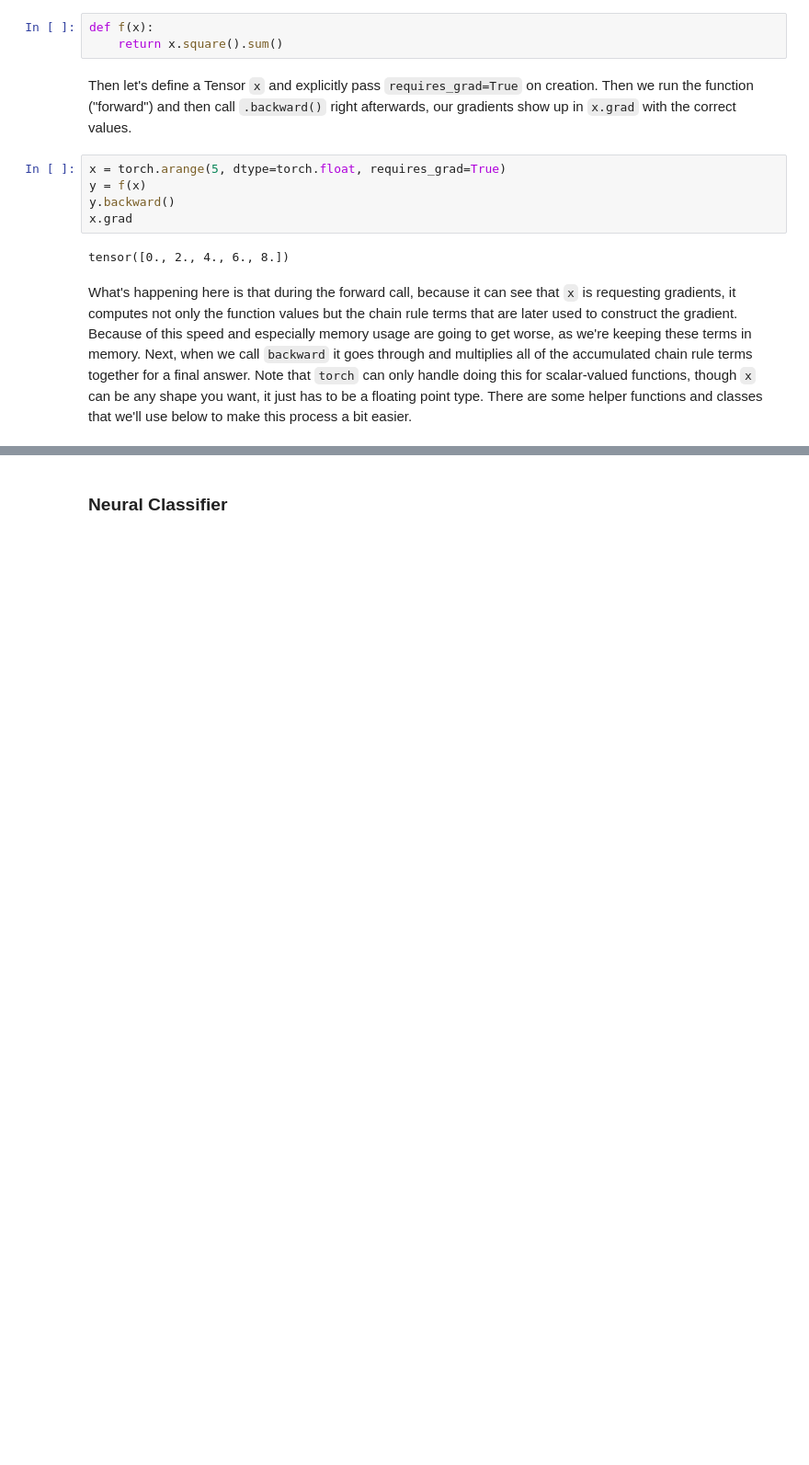
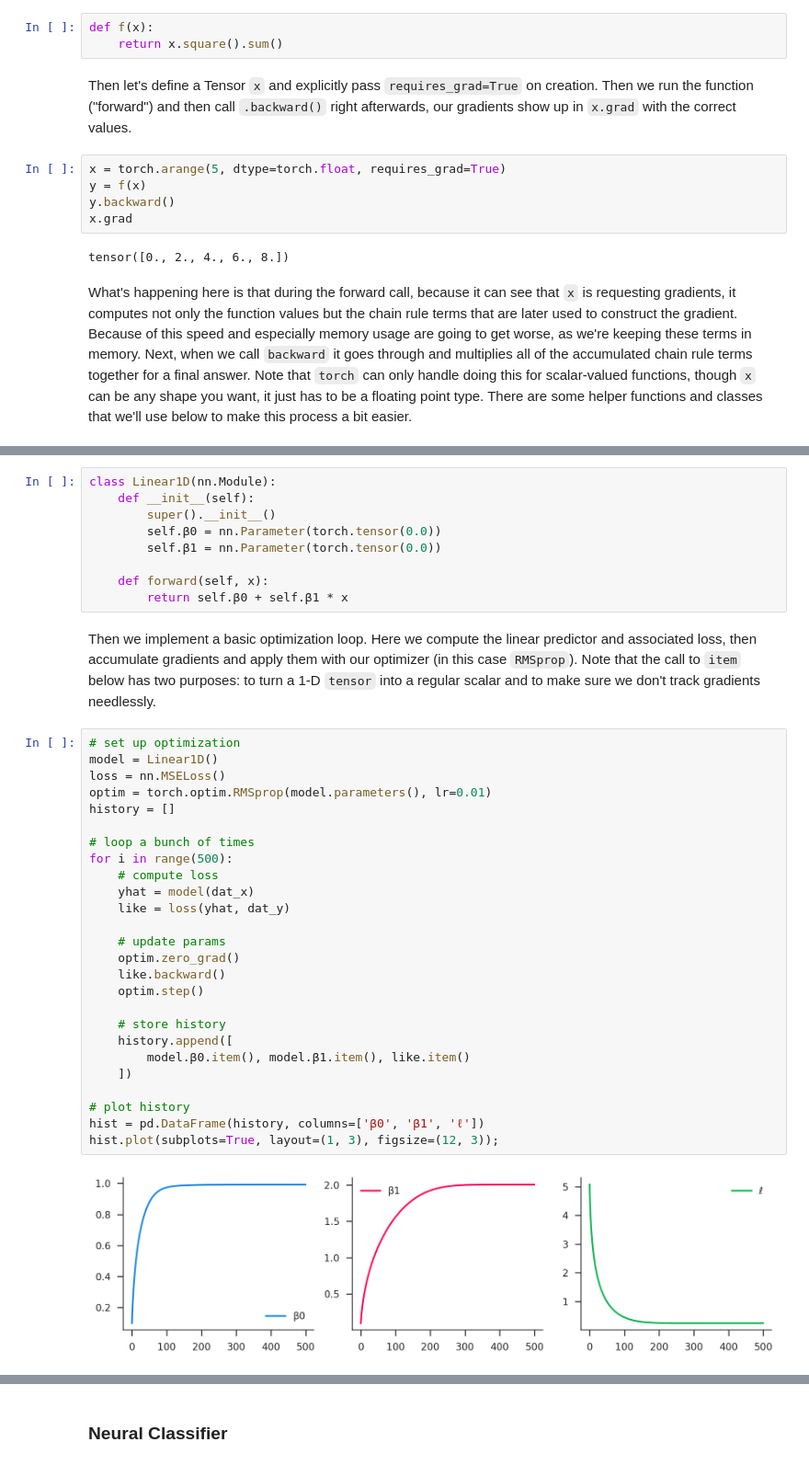
Before and after one commit to iamlemec/grad_code, a Jupyter notebook: lecture_4.ipynb, the cells around one changed output, grey strips where cells are left out. Shown at 92% size. Drawn from its saved outputs; the diff is of its cells as text; blank space fills up the shorter version.

```diff
--- a/lecture_4.ipynb
+++ b/lecture_4.ipynb
@@ -67,0 +94,39 @@ What's happening here is that during the forward call, because it can see that `
+# %%
+class Linear1D(nn.Module):
+    def __init__(self):
+        super().__init__()
+        self.β0 = nn.Parameter(torch.tensor(0.0))
+        self.β1 = nn.Parameter(torch.tensor(0.0))
+
+    def forward(self, x):
+        return self.β0 + self.β1 * x
+# %% [markdown]
+Then we implement a basic optimization loop. Here we compute the linear predictor and associated loss, then accumulate gradients and apply them with our optimizer (in this case `RMSprop`). Note that the call to `item` below has two purposes: to turn a 1-D `tensor` into a regular scalar and to make sure we don't track gradients needlessly.
+# %%
+# set up optimization
+model = Linear1D()
+loss = nn.MSELoss()
+optim = torch.optim.RMSprop(model.parameters(), lr=0.01)
+history = []
+
+# loop a bunch of times
+for i in range(500):
+    # compute loss
+    yhat = model(dat_x)
+    like = loss(yhat, dat_y)
+
+    # update params
+    optim.zero_grad()
+    like.backward()
+    optim.step()
+
+    # store history
+    history.append([
+        model.β0.item(), model.β1.item(), like.item()
+    ])
+
+# plot history
+hist = pd.DataFrame(history, columns=['β0', 'β1', 'ℓ'])
+hist.plot(subplots=True, layout=(1, 3), figsize=(12, 3));
+# %% [output]
+[figure, added]
```
Also changed, not shown: parts of 21 cells of this notebook, 1 other file.
